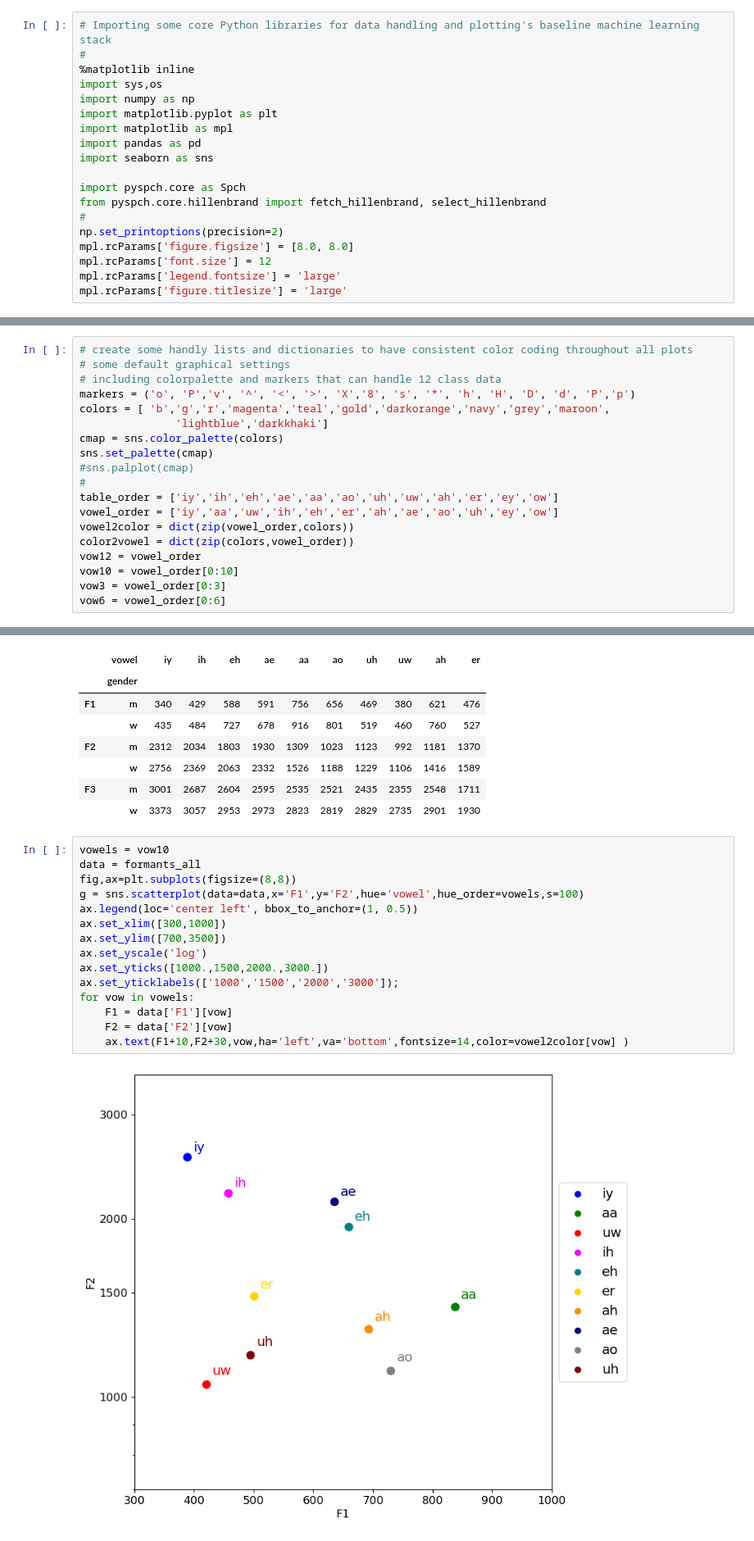
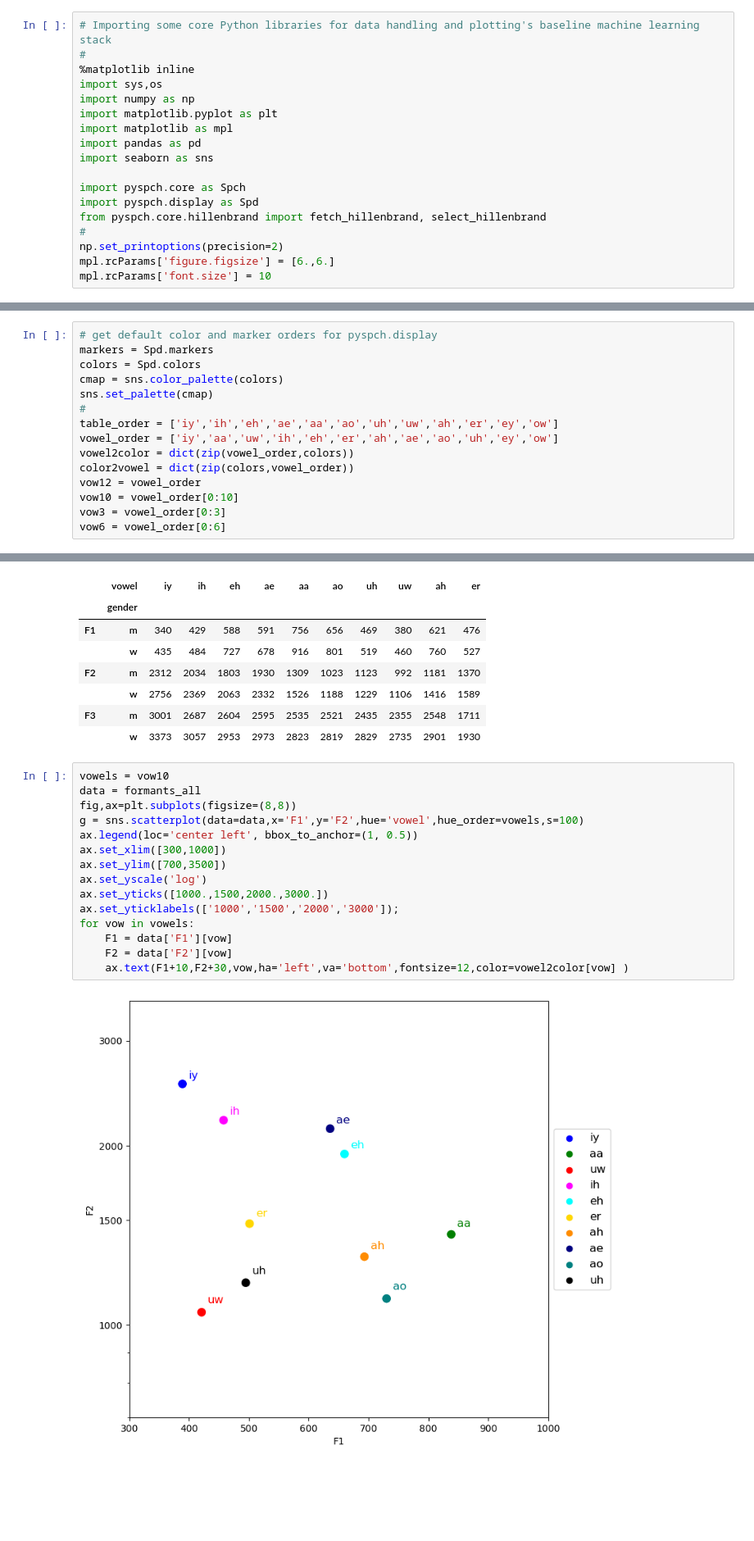
Before and after one commit to compi1234/spchlab, a Jupyter notebook: lab03_source_filter/Formant_Statistics.ipynb, the cells around one changed output, grey strips where cells are left out. Shown at 82% size. Drawn from its saved outputs; the diff is of its cells as text; blank space fills up the shorter version.

```diff
--- a/lab03_source_filter/Formant_Statistics.ipynb
+++ b/lab03_source_filter/Formant_Statistics.ipynb
@@ -51,13 +51,12 @@ import pandas as pd
 import seaborn as sns
 
 import pyspch.core as Spch
+import pyspch.display as Spd
 from pyspch.core.hillenbrand import fetch_hillenbrand, select_hillenbrand
 #
 np.set_printoptions(precision=2)
-mpl.rcParams['figure.figsize'] = [8.0, 8.0]
-mpl.rcParams['font.size'] = 12
-mpl.rcParams['legend.fontsize'] = 'large'
-mpl.rcParams['figure.titlesize'] = 'large'
+mpl.rcParams['figure.figsize'] = [6.,6.]
+mpl.rcParams['font.size'] = 10
 # %% [markdown]
 ## The Hillenbrand Database
 All demonstrations in this notebook are using (parts of) the Hillenbrand '95 database. For detailed information and references: http://homes.esat.kuleuven.be/~spchlab/data/hillenbrand/README.txt
@@ -106,14 +105,10 @@ hildata
 1617 rows × 6 columns
 # %%
-# create some handly lists and dictionaries to have consistent color coding throughout all plots
-# some default graphical settings
-# including colorpalette and markers that can handle 12 class data
-markers = ('o', 'P','v', '^', '<', '>', 'X','8', 's', '*', 'h', 'H', 'D', 'd', 'P','p')
-colors = [ 'b','g','r','magenta','teal','gold','darkorange','navy','grey','maroon',
-               'lightblue','darkkhaki']
+# get default color and marker orders for pyspch.display
+markers = Spd.markers
+colors = Spd.colors
 cmap = sns.color_palette(colors)
 sns.set_palette(cmap)
-#sns.palplot(cmap)
 #
 table_order = ['iy','ih','eh','ae','aa','ao','uh','uw','ah','er','ey','ow']
 vowel_order = ['iy','aa','uw','ih','eh','er','ah','ae','ao','uh','ey','ow']
@@ -221,20 +216,20 @@ formant_table.transpose()[table_order[0:10]]
 # %%
 vowels = vow10
 data = formants_all
 fig,ax=plt.subplots(figsize=(8,8))
 g = sns.scatterplot(data=data,x='F1',y='F2',hue='vowel',hue_order=vowels,s=100)
 ax.legend(loc='center left', bbox_to_anchor=(1, 0.5))
 ax.set_xlim([300,1000])
 ax.set_ylim([700,3500])
 ax.set_yscale('log')
 ax.set_yticks([1000.,1500,2000.,3000.])
 ax.set_yticklabels(['1000','1500','2000','3000']);
 for vow in vowels:
     F1 = data['F1'][vow]
     F2 = data['F2'][vow]
-    ax.text(F1+10,F2+30,vow,ha='left',va='bottom',fontsize=14,color=vowel2color[vow] )
+    ax.text(F1+10,F2+30,vow,ha='left',va='bottom',fontsize=12,color=vowel2color[vow] )
 # %% [output]
-[figure, old version]
+[figure, new version]
 # %% [markdown]
 ## Formant Triangle
 Thte "Formant Triangle" refers to the fact that the average positions of all vowels in the F1-F2 plane
```
Also changed, not shown: parts of 10 cells of this notebook, 12 other files.
